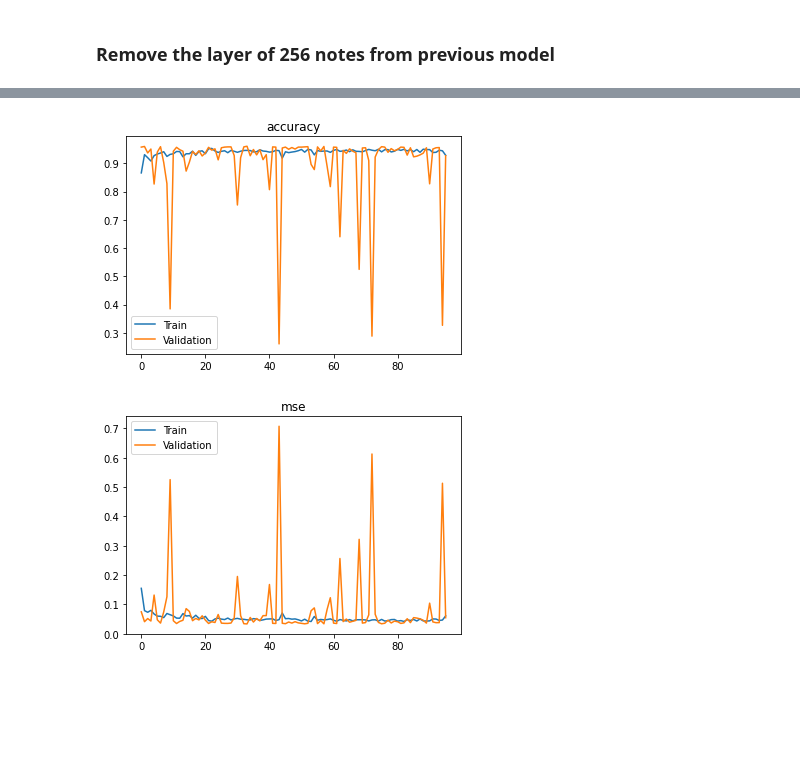
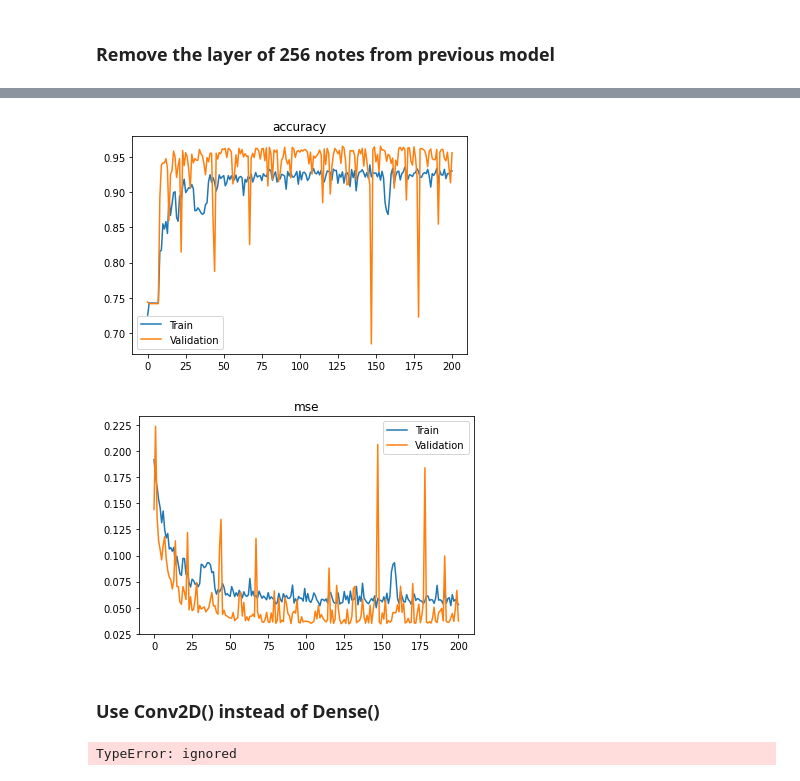
Before and after one commit to sethnlewis/X-Ray-Image-Classification, a Jupyter notebook: notebooks/EDA.ipynb, the cells around one changed output, grey strips where cells are left out. Saved outputs shown, nothing was run; the diff lists cells and outputs as text; code cells hidden in the pictures; blank space fills up the shorter version.

```diff
--- a/notebooks/EDA.ipynb
+++ b/notebooks/EDA.ipynb
@@ -253,7 +258,7 @@ None
 # %% [markdown]
 ### Define Callbacks
 # %%
-callbacks = [EarlyStopping(monitor='val_loss', patience=20),
+callbacks = [EarlyStopping(monitor='val_loss', patience=25),
              ModelCheckpoint('best_model.h5', monitor='val_loss', save_best_only=True)]
 # %% [markdown]
 ### Entire train dataset, validation split
@@ -401,17 +400,15 @@ Full runtime: 323.2212817668915
 # %% [markdown]
 ### Remove the layer of 256 notes from previous model
 # %%
-x_train_flat, shape = make_flat(x_train_balanced)
-x_val_flat, _ = make_flat(x_val)
-early_stopping = [EarlyStopping(monitor='val_loss', patience=20),
-                 ModelCheckpoint('best_model.h5', monitor='val_loss', save_best_only=True)]
+x, shape = make_flat(images)
+
 
 LAMBDA = 0.005
 DROPOUT = 0.3
 
-t0 = time.time()
+model = Sequential()
 
-model.add(Dense(64, activation='relu', kernel_regularizer=regularizers.l2(LAMBDA)))
+model.add(Dense(64, activation='relu', input_shape = shape, kernel_regularizer=regularizers.l2(LAMBDA)))
 model.add(Dropout(DROPOUT))
 
 model.add(Dense(16, activation='relu', kernel_regularizer=regularizers.l2(LAMBDA)))
@@ -421,16 +418,14 @@ model.add(Dense(2, activation='softmax'))
 
 model.compile(optimizer='SGD', metrics=['accuracy', 'mse'], loss='categorical_crossentropy')
 
-history = model.fit(x=x_train_flat, y=y_train_balanced,
-                    callbacks=early_stopping,
+history = model.fit(x=x, y=labels,
+                    callbacks=callbacks,
                     epochs=500,
-                    validation_data=(x_val_flat, y_val), verbose=2)
+                    validation_split=0.25)
 
 plot_results(history.history, ['accuracy', 'mse'])
 
 best_model = keras.models.load_model('best_model.h5')
 best_model.summary()
-
-print('Full runtime:', time.time() - t0)
 # %% [output]
 Epoch 1/500
@@ -453,2 +448,28 @@ Full runtime: 136.04661917686462
-[figure, old version]
+[figure, new version]
-[figure, old version]
+[figure, new version]
+# %% [markdown]
+### Use Conv2D() instead of Dense()
+# %%
+LAMBDA = 0.005
+DROPOUT = 0.3
+
+model = Sequential()
+
+model.add(Conv2D(64, activation='relu', input_shape = images.shape))
+model.add(Conv2D(32, activation='relu', kernel_size=3))
+model.add(Flatten())
+model.add(Dense(2, activation='softmax'))
+
+model.compile(optimizer='adam', metrics=['accuracy', 'mse'], loss='categorical_crossentropy')
+
+history = model.fit(x=images, y=labels,
+                    callbacks=callbacks,
+                    epochs=500,
+                    validation_split=0.25)
+
+plot_results(history.history, ['accuracy', 'mse'])
+
+best_model = keras.models.load_model('best_model.h5')
+best_model.summary()
+# %% [output]
+TypeError: ignored
```
Also changed, not shown: parts of 9 cells of this notebook.
